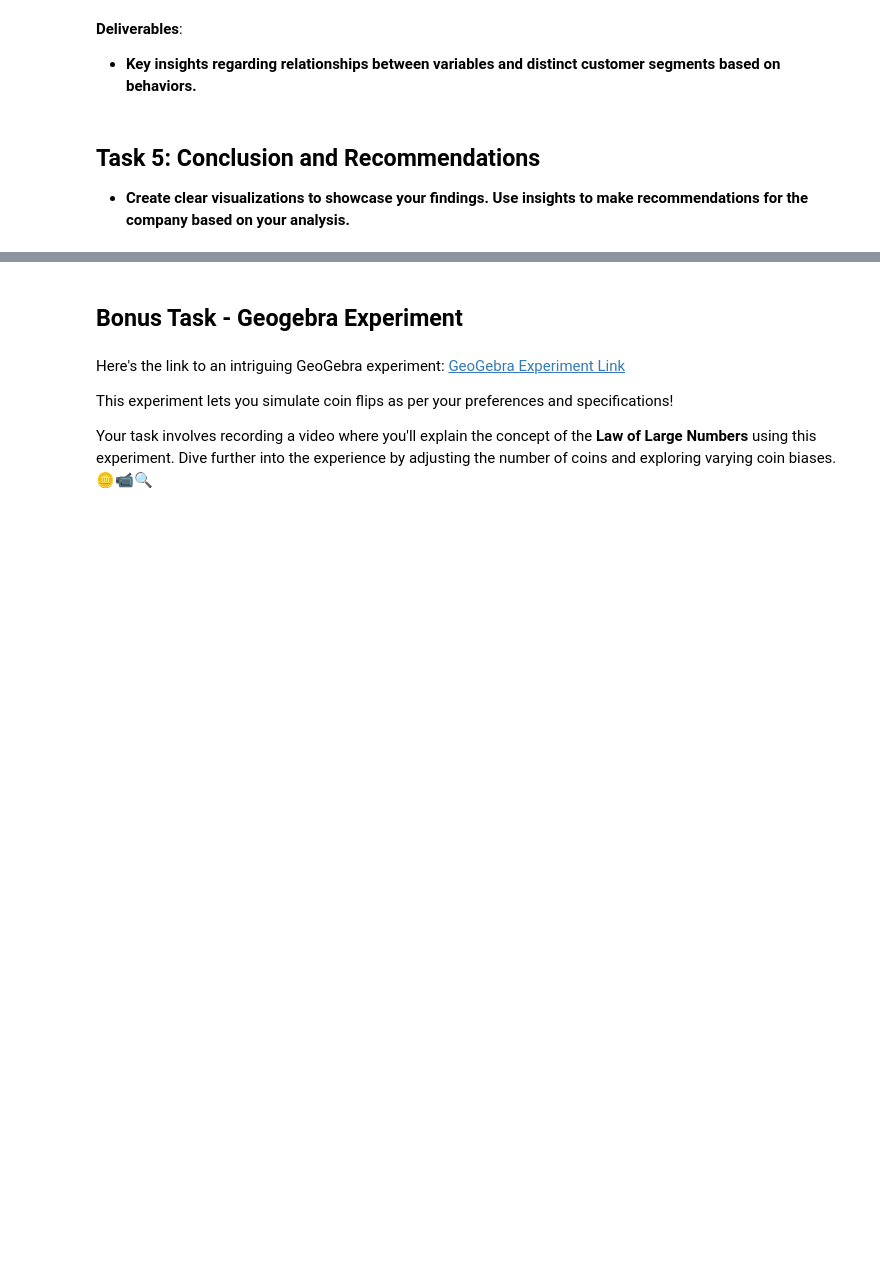
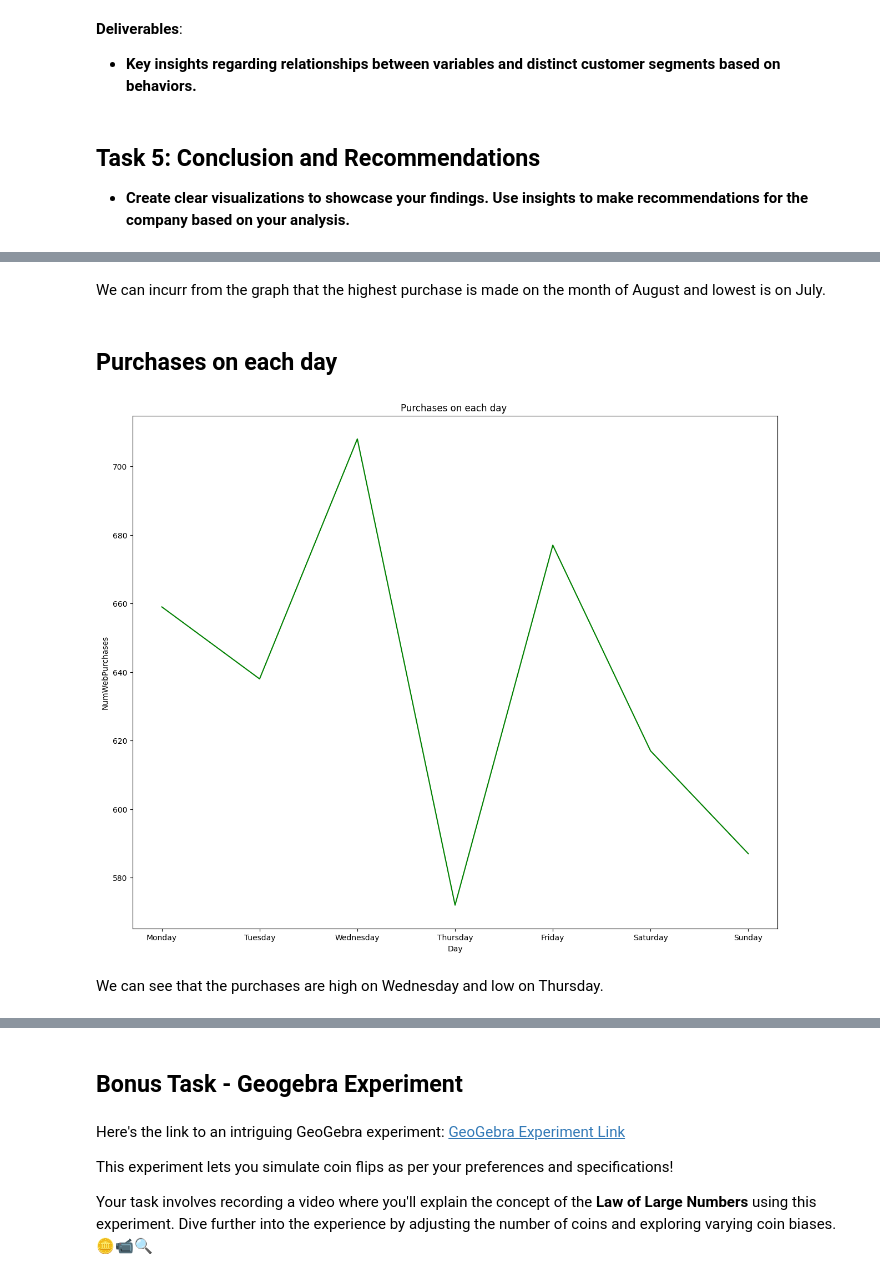
Before and after one commit to Tilak46-R/-Customer-Purchase-Behavior-Analysis-using-Descriptive-Statistics, a Jupyter notebook: Tilak_Assignment_of_Applied_Statistics_Project.ipynb, the cells around one changed output, grey strips where cells are left out. Saved outputs shown, nothing was run; the diff lists cells and outputs as text; code cells hidden in the pictures; blank space fills up the shorter version.

```diff
--- a/Tilak_Assignment_of_Applied_Statistics_Project.ipynb
+++ b/Tilak_Assignment_of_Applied_Statistics_Project.ipynb
@@ -757,0 +788,17 @@ plt.show()
+# %% [markdown]
+We can incurr from the graph that the highest purchase is made on the month of August and lowest is on July.
+# %% [markdown]
+## **Purchases on each day**
+# %%
+days = ['Monday', 'Tuesday', 'Wednesday', 'Thursday', 'Friday', 'Saturday', 'Sunday']
+
+new_df['Day'] = pd.Categorical(new_df['Day'], categories = days, ordered = True)
+
+plt.figure(figsize = (15,12))
+sns.lineplot(x = 'Day', y = 'NumWebPurchases', data = new_df.groupby('Day')['NumWebPurchases'].sum().reset_index(), color = 'green')
+plt.title("Purchases on each day ")
+plt.show()
+# %% [output]
+[figure, added]
+# %% [markdown]
+We can see that the purchases are high on Wednesday and low on Thursday.
```
Also changed, not shown: parts of 13 cells of this notebook.
